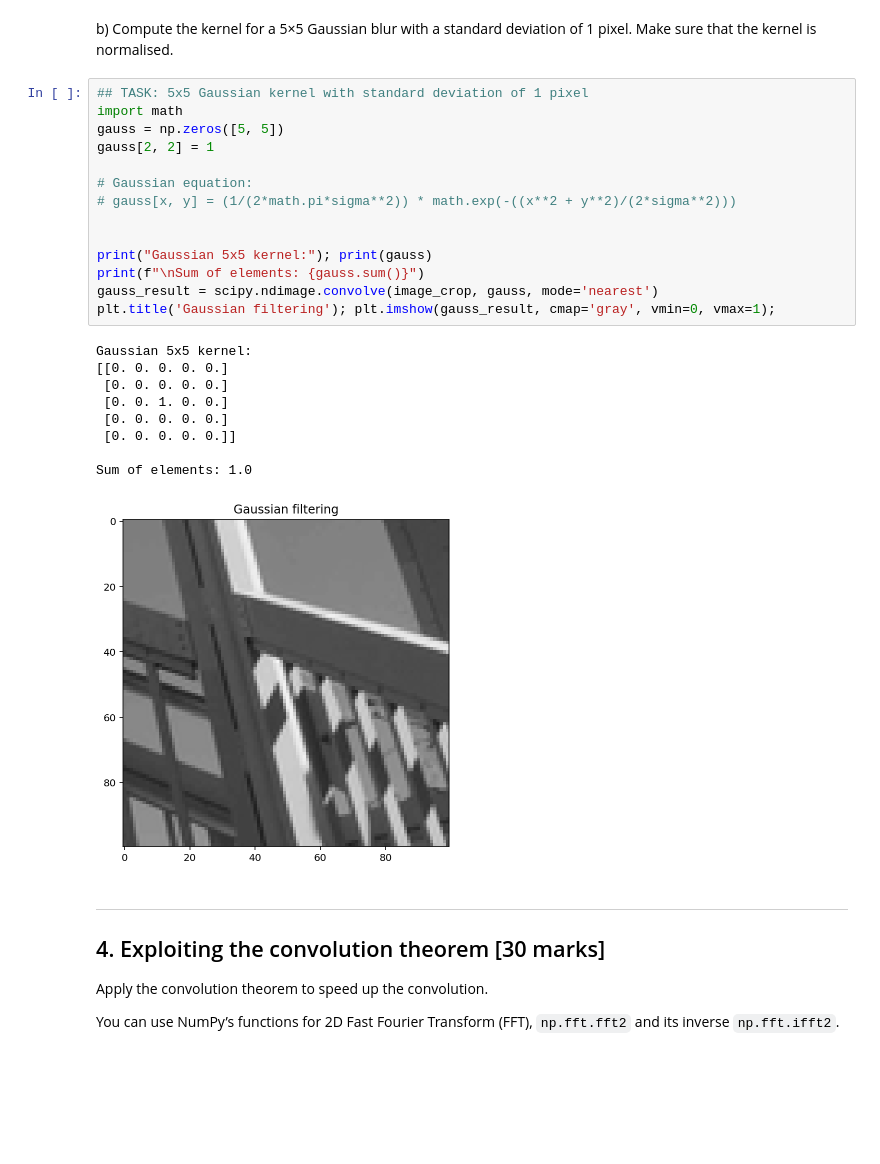
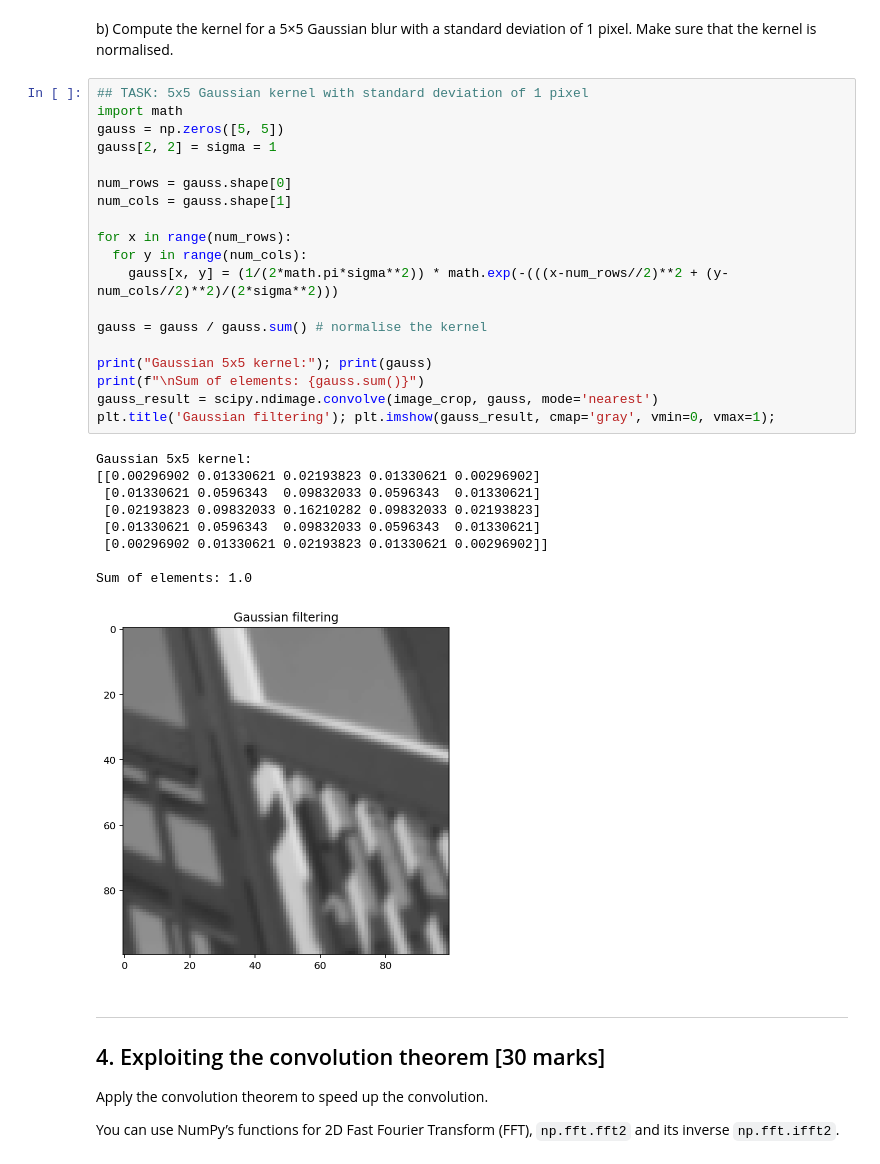
Before and after one commit to alex-silcock/CM20219-visual-computing, a Jupyter notebook: Convolution Lab.ipynb, the cells around one changed output. Cells and saved outputs as stored; diff of their text form; blank space fills up the shorter version.

```diff
--- a/Convolution Lab.ipynb
+++ b/Convolution Lab.ipynb
@@ -261,27 +275,32 @@ Make sure that the kernel is normalised.
 # %%
 ## TASK: 5x5 Gaussian kernel with standard deviation of 1 pixel
 import math
 gauss = np.zeros([5, 5])
-gauss[2, 2] = 1
+gauss[2, 2] = sigma = 1
 
-# Gaussian equation:
-# gauss[x, y] = (1/(2*math.pi*sigma**2)) * math.exp(-((x**2 + y**2)/(2*sigma**2)))
+num_rows = gauss.shape[0]
+num_cols = gauss.shape[1]
 
+for x in range(num_rows):
+  for y in range(num_cols):
+    gauss[x, y] = (1/(2*math.pi*sigma**2)) * math.exp(-(((x-num_rows//2)**2 + (y-num_cols//2)**2)/(2*sigma**2)))
+
+gauss = gauss / gauss.sum() # normalise the kernel
 
 print("Gaussian 5x5 kernel:"); print(gauss)
 print(f"\nSum of elements: {gauss.sum()}")
 gauss_result = scipy.ndimage.convolve(image_crop, gauss, mode='nearest')
 plt.title('Gaussian filtering'); plt.imshow(gauss_result, cmap='gray', vmin=0, vmax=1);
 # %% [output]
 Gaussian 5x5 kernel:
-[[0. 0. 0. 0. 0.]
- [0. 0. 0. 0. 0.]
- [0. 0. 1. 0. 0.]
- [0. 0. 0. 0. 0.]
- [0. 0. 0. 0. 0.]]
+[[0.00296902 0.01330621 0.02193823 0.01330621 0.00296902]
+ [0.01330621 0.0596343  0.09832033 0.0596343  0.01330621]
+ [0.02193823 0.09832033 0.16210282 0.09832033 0.02193823]
+ [0.01330621 0.0596343  0.09832033 0.0596343  0.01330621]
+ [0.00296902 0.01330621 0.02193823 0.01330621 0.00296902]]
 
 Sum of elements: 1.0
-[figure, old version]
+[figure, new version]
 # %% [markdown]
 ----
 ## 4.	Exploiting the convolution theorem [30 marks]
```
Also changed, not shown: parts of 1 cell of this notebook.
